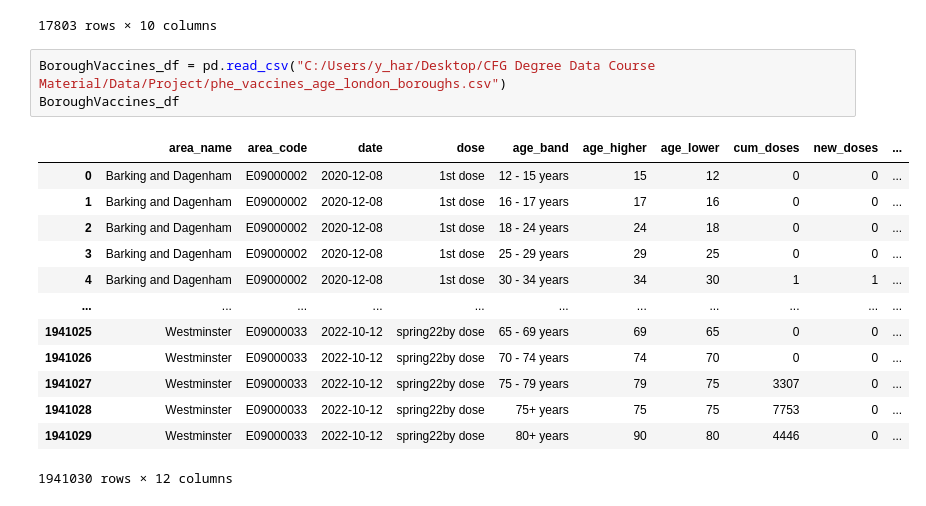
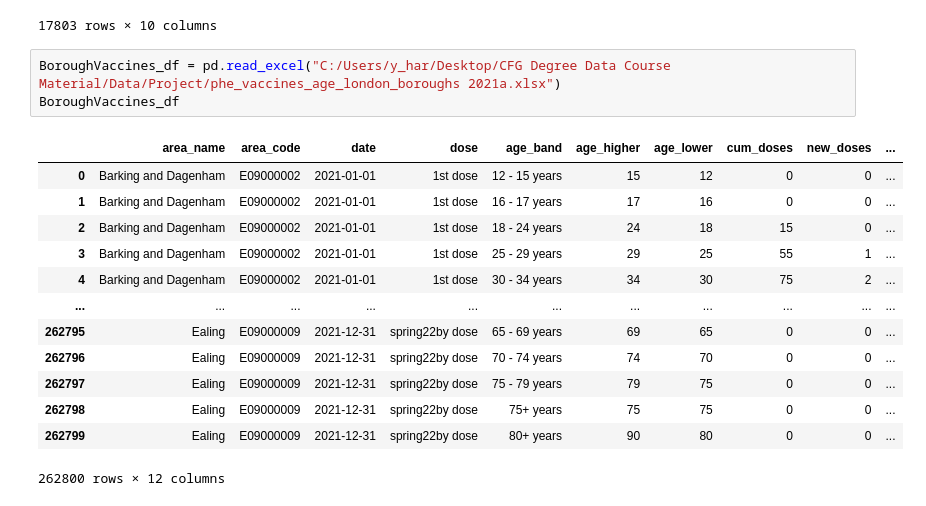
Before and after one commit to VonnieC1/CFG-Final-Group-Project-, a Jupyter notebook: CFG Project.ipynb, the cells around one changed output. Saved outputs shown, nothing was run; the diff lists cells and outputs as text.

```diff
--- a/CFG Project.ipynb
+++ b/CFG Project.ipynb
@@ -231,19 +233,19 @@ londonDeathsAge_df
 | 17802 | London | E12000007 | 2020-03-09 | 0 | 0 | 0.0 | 90+ years | 90 | 90 | ... |
 17803 rows × 10 columns
 # %%
-BoroughVaccines_df = pd.read_csv("C:/Users/y_har/Desktop/CFG Degree Data Course Material/Data/Project/phe_vaccines_age_london_boroughs.csv")
+BoroughVaccines_df = pd.read_excel("C:/Users/y_har/Desktop/CFG Degree Data Course Material/Data/Project/phe_vaccines_age_london_boroughs 2021a.xlsx")
 BoroughVaccines_df
 # %% [output]
 |  | area_name | area_code | date | dose | age_band | age_higher | age_lower | cum_doses | new_doses | ... |
-| 0 | Barking and Dagenham | E09000002 | 2020-12-08 | 1st dose | 12 - 15 years | 15 | 12 | 0 | 0 | ... |
-| 1 | Barking and Dagenham | E09000002 | 2020-12-08 | 1st dose | 16 - 17 years | 17 | 16 | 0 | 0 | ... |
-| 2 | Barking and Dagenham | E09000002 | 2020-12-08 | 1st dose | 18 - 24 years | 24 | 18 | 0 | 0 | ... |
-| 3 | Barking and Dagenham | E09000002 | 2020-12-08 | 1st dose | 25 - 29 years | 29 | 25 | 0 | 0 | ... |
-| 4 | Barking and Dagenham | E09000002 | 2020-12-08 | 1st dose | 30 - 34 years | 34 | 30 | 1 | 1 | ... |
+| 0 | Barking and Dagenham | E09000002 | 2021-01-01 | 1st dose | 12 - 15 years | 15 | 12 | 0 | 0 | ... |
+| 1 | Barking and Dagenham | E09000002 | 2021-01-01 | 1st dose | 16 - 17 years | 17 | 16 | 0 | 0 | ... |
+| 2 | Barking and Dagenham | E09000002 | 2021-01-01 | 1st dose | 18 - 24 years | 24 | 18 | 15 | 0 | ... |
+| 3 | Barking and Dagenham | E09000002 | 2021-01-01 | 1st dose | 25 - 29 years | 29 | 25 | 55 | 1 | ... |
+| 4 | Barking and Dagenham | E09000002 | 2021-01-01 | 1st dose | 30 - 34 years | 34 | 30 | 75 | 2 | ... |
 | ... | ... | ... | ... | ... | ... | ... | ... | ... | ... | ... |
-| 1941025 | Westminster | E09000033 | 2022-10-12 | spring22by dose | 65 - 69 years | 69 | 65 | 0 | 0 | ... |
-| 1941026 | Westminster | E09000033 | 2022-10-12 | spring22by dose | 70 - 74 years | 74 | 70 | 0 | 0 | ... |
-| 1941027 | Westminster | E09000033 | 2022-10-12 | spring22by dose | 75 - 79 years | 79 | 75 | 3307 | 0 | ... |
-| 1941028 | Westminster | E09000033 | 2022-10-12 | spring22by dose | 75+ years | 75 | 75 | 7753 | 0 | ... |
-| 1941029 | Westminster | E09000033 | 2022-10-12 | spring22by dose | 80+ years | 90 | 80 | 4446 | 0 | ... |
+| 262795 | Ealing | E09000009 | 2021-12-31 | spring22by dose | 65 - 69 years | 69 | 65 | 0 | 0 | ... |
+| 262796 | Ealing | E09000009 | 2021-12-31 | spring22by dose | 70 - 74 years | 74 | 70 | 0 | 0 | ... |
+| 262797 | Ealing | E09000009 | 2021-12-31 | spring22by dose | 75 - 79 years | 79 | 75 | 0 | 0 | ... |
+| 262798 | Ealing | E09000009 | 2021-12-31 | spring22by dose | 75+ years | 75 | 75 | 0 | 0 | ... |
+| 262799 | Ealing | E09000009 | 2021-12-31 | spring22by dose | 80+ years | 90 | 80 | 0 | 0 | ... |
-1941030 rows × 12 columns
+262800 rows × 12 columns
```
Also changed, not shown: parts of 5 cells of this notebook, 2 other files.
